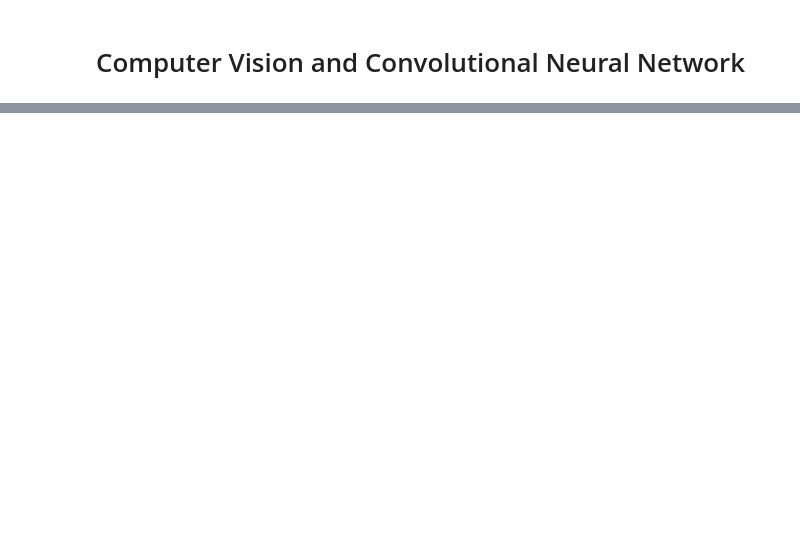
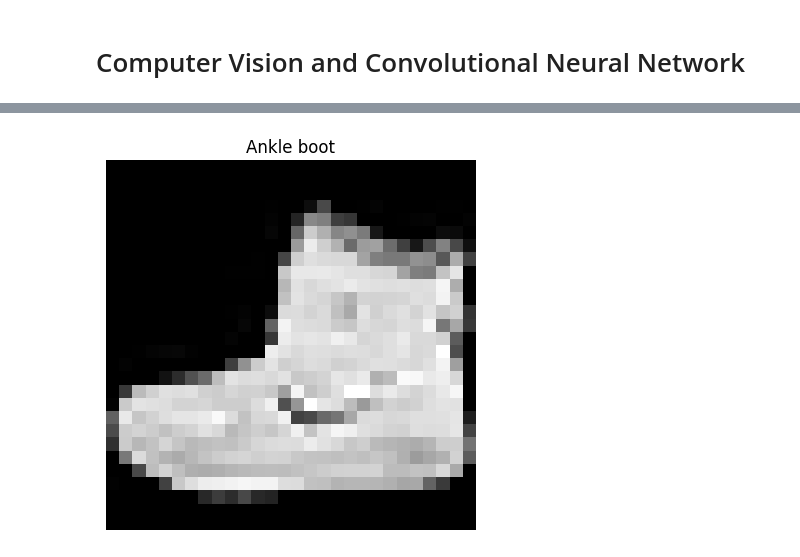
Before and after one commit to shushankai/pytroch-deep-learning, a Jupyter notebook: Lectures notebooks/CV_and_CNN.ipynb, the cells around one changed output, grey strips where cells are left out. Drawn from its saved outputs; the diff is of its cells as text; code cells hidden in the pictures; blank space fills up the shorter version.

```diff
--- a/Lectures notebooks/CV_and_CNN.ipynb
+++ b/Lectures notebooks/CV_and_CNN.ipynb
@@ -48,0 +118,6 @@ import numpy as np
+# %%
+plt.imshow(image.squeeze(), cmap='grey');
+plt.title(classes[label]);
+plt.axis(False);
+# %% [output]
+[figure, added]
```
Also changed, not shown: parts of 40 cells of this notebook, 1 other file.
